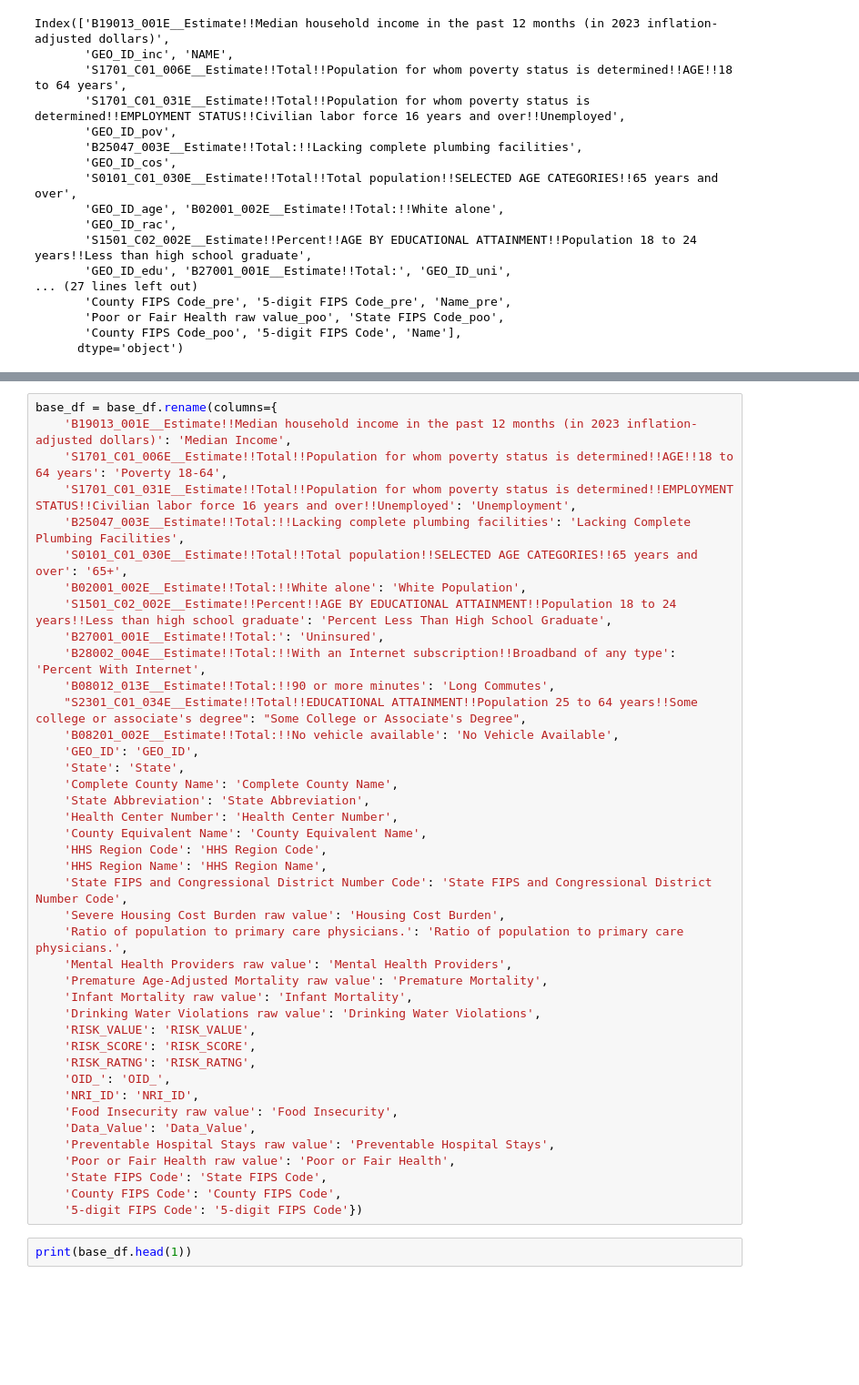
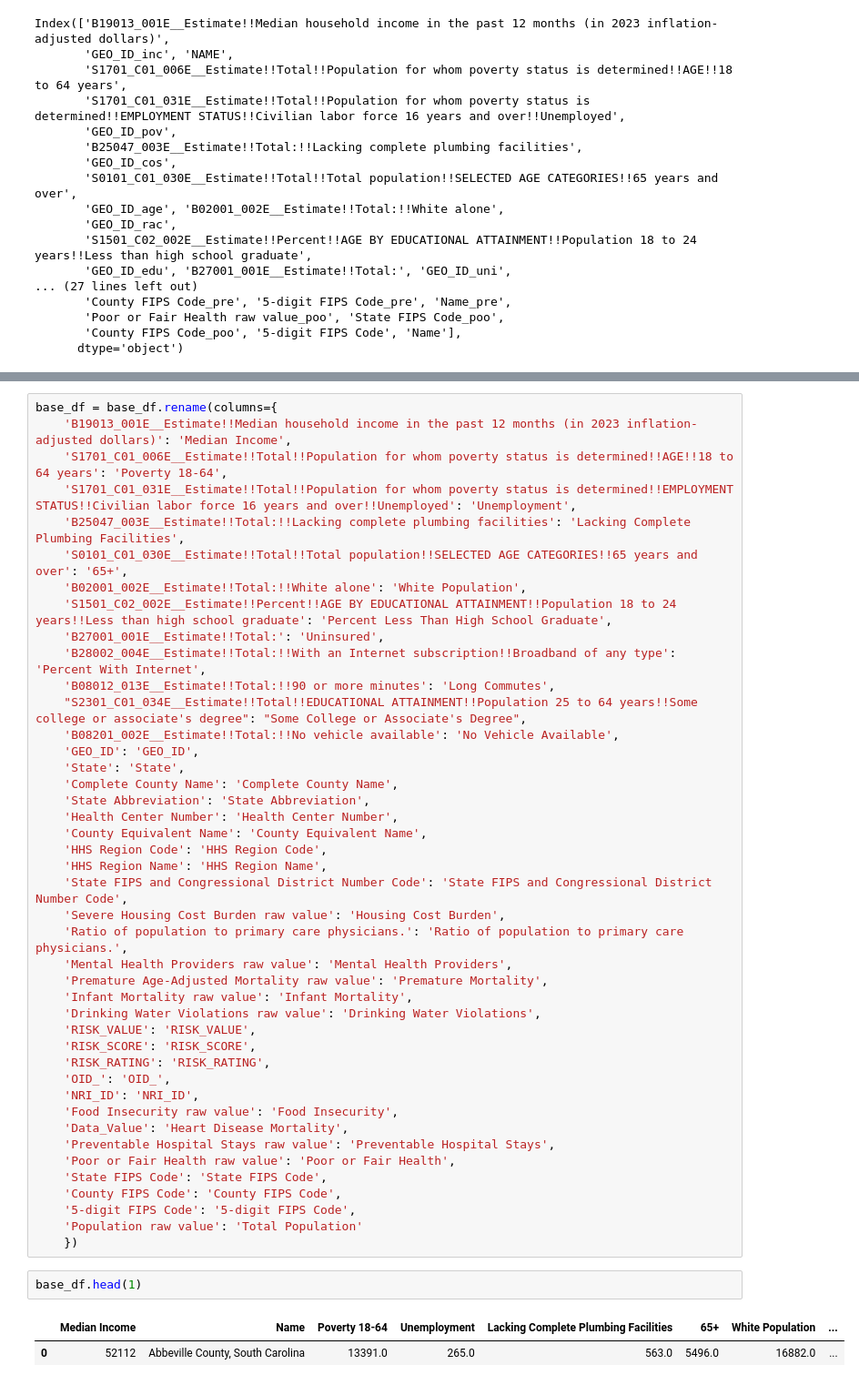
Before and after one commit to Apurv-Manjrekar/RADI, a Jupyter notebook: preprocessing.ipynb, the cells around one changed output, grey strips where cells are left out. Shown at 91% size. Cells and saved outputs as stored; diff of their text form; blank space fills up the shorter version.

```diff
--- a/preprocessing.ipynb
+++ b/preprocessing.ipynb
@@ -940,16 +942,20 @@ base_df = base_df.rename(columns={
     'Drinking Water Violations raw value': 'Drinking Water Violations',
     'RISK_VALUE': 'RISK_VALUE',
     'RISK_SCORE': 'RISK_SCORE',
-    'RISK_RATNG': 'RISK_RATNG',
+    'RISK_RATING': 'RISK_RATING',
     'OID_': 'OID_',
     'NRI_ID': 'NRI_ID',
     'Food Insecurity raw value': 'Food Insecurity',
-    'Data_Value': 'Data_Value',
+    'Data_Value': 'Heart Disease Mortality',
     'Preventable Hospital Stays raw value': 'Preventable Hospital Stays',
     'Poor or Fair Health raw value': 'Poor or Fair Health',
     'State FIPS Code': 'State FIPS Code',
     'County FIPS Code': 'County FIPS Code',
-    '5-digit FIPS Code': '5-digit FIPS Code'})
+    '5-digit FIPS Code': '5-digit FIPS Code',
+    'Population raw value': 'Total Population'
+    })
 # %%
-print(base_df.head(1))
+base_df.head(1)
 # %% [output]
+|  | Median Income | Name | Poverty 18-64 | Unemployment | Lacking Complete Plumbing Facilities | 65+ | White Population | ... |
+| 0 | 52112 | Abbeville County, South Carolina | 13391.0 | 265.0 | 563.0 | 5496.0 | 16882.0 | ... |
```
Also changed, not shown: parts of 15 cells of this notebook, 3 other files.
